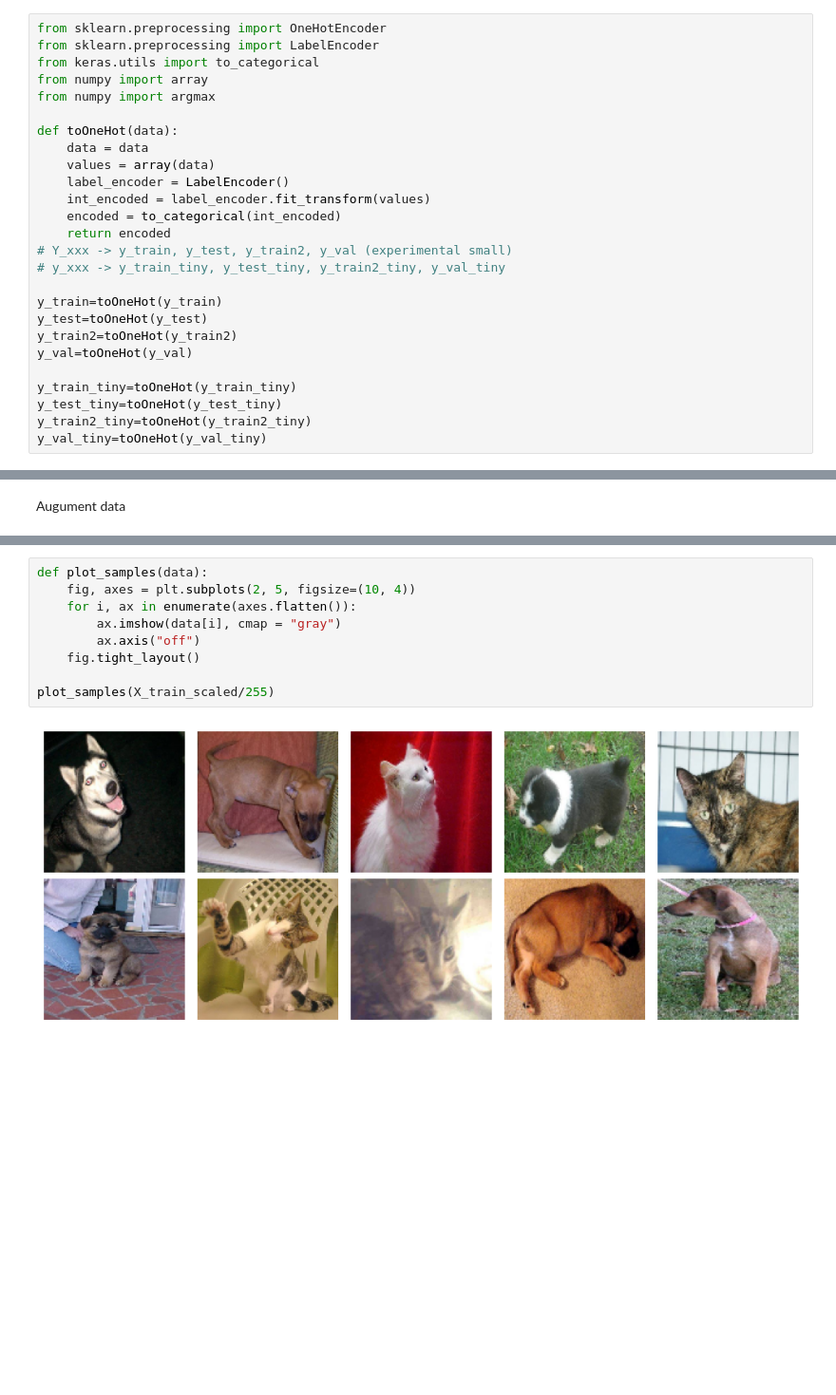
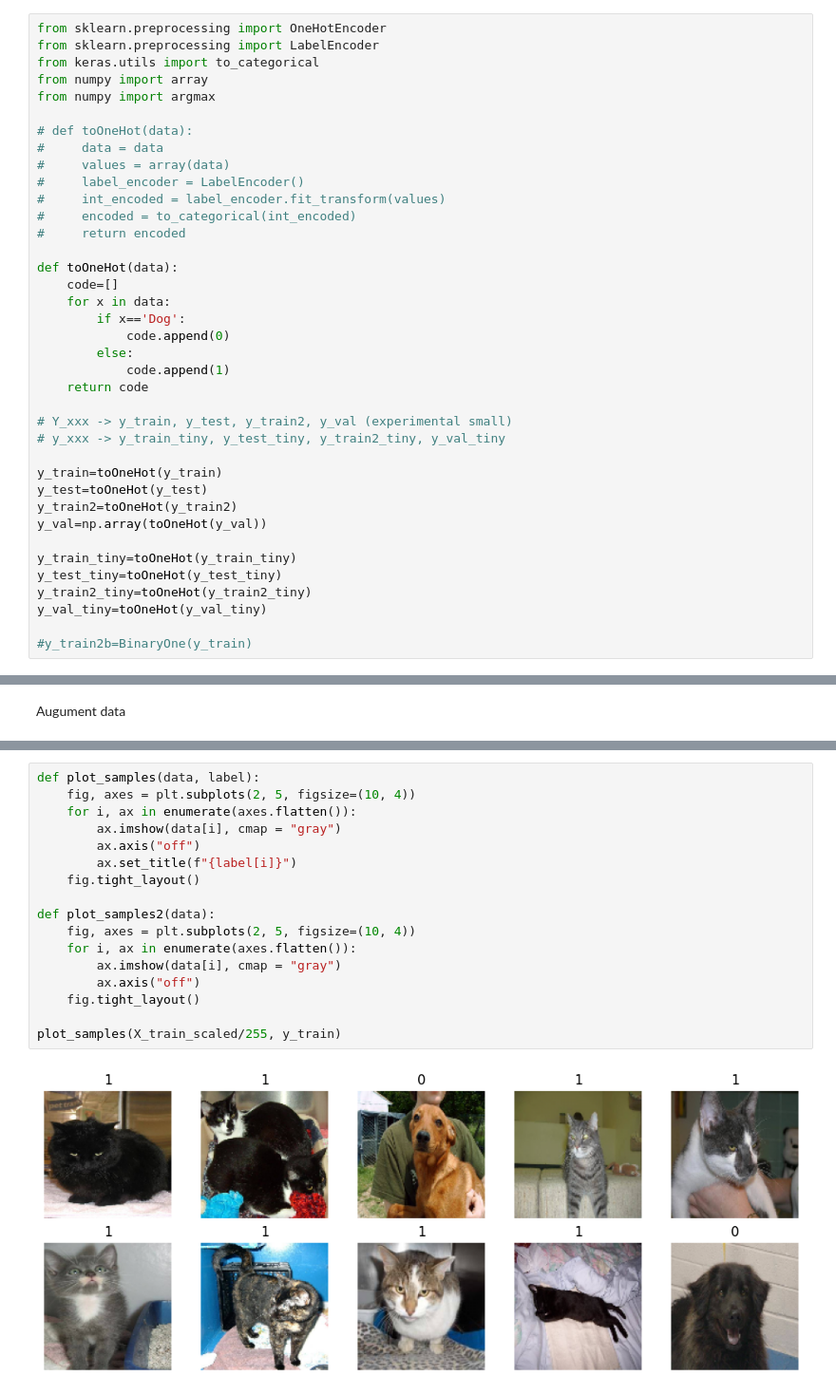
Before and after one commit to danlundh67/AI-deep_learning, a Jupyter notebook: deep1.ipynb, the cells around one changed output, grey strips where cells are left out. Shown at 95% size. Drawn from its saved outputs; the diff is of its cells as text; blank space fills up the shorter version.

Commit message:
CNN model and start train

```diff
--- a/deep1.ipynb
+++ b/deep1.ipynb
@@ -252,22 +272,34 @@ from keras.utils import to_categorical
 from numpy import array
 from numpy import argmax
 
+# def toOneHot(data):
+#     data = data
+#     values = array(data)
+#     label_encoder = LabelEncoder()
+#     int_encoded = label_encoder.fit_transform(values)
+#     encoded = to_categorical(int_encoded)
+#     return encoded
+
 def toOneHot(data):
-    data = data
-    values = array(data)
-    label_encoder = LabelEncoder()
-    int_encoded = label_encoder.fit_transform(values)
-    encoded = to_categorical(int_encoded)
-    return encoded
+    code=[]
+    for x in data:
+        if x=='Dog':
+            code.append(0)
+        else:
+            code.append(1)
+    return code
+
 # Y_xxx -> y_train, y_test, y_train2, y_val (experimental small)
 # y_xxx -> y_train_tiny, y_test_tiny, y_train2_tiny, y_val_tiny
 
 y_train=toOneHot(y_train)
 y_test=toOneHot(y_test)
 y_train2=toOneHot(y_train2)
-y_val=toOneHot(y_val)
+y_val=np.array(toOneHot(y_val))
 
 y_train_tiny=toOneHot(y_train_tiny)
 y_test_tiny=toOneHot(y_test_tiny)
 y_train2_tiny=toOneHot(y_train2_tiny)
 y_val_tiny=toOneHot(y_val_tiny)
+
+#y_train2b=BinaryOne(y_train)
@@ -444,12 +502,20 @@ X_val_scaled.shape, y_val.shape
 # %%
-def plot_samples(data):
+def plot_samples(data, label):
+    fig, axes = plt.subplots(2, 5, figsize=(10, 4))
+    for i, ax in enumerate(axes.flatten()):
+        ax.imshow(data[i], cmap = "gray")
+        ax.axis("off")
+        ax.set_title(f"{label[i]}")
+    fig.tight_layout()
+
+def plot_samples2(data):
     fig, axes = plt.subplots(2, 5, figsize=(10, 4))
     for i, ax in enumerate(axes.flatten()):
         ax.imshow(data[i], cmap = "gray")
         ax.axis("off")
     fig.tight_layout()
 
-plot_samples(X_train_scaled/255)
+plot_samples(X_train_scaled/255, y_train)
 # %% [output]
-[figure, old version]
+[figure, new version]
 # %%
```
Also changed, not shown: parts of 20 cells of this notebook.
